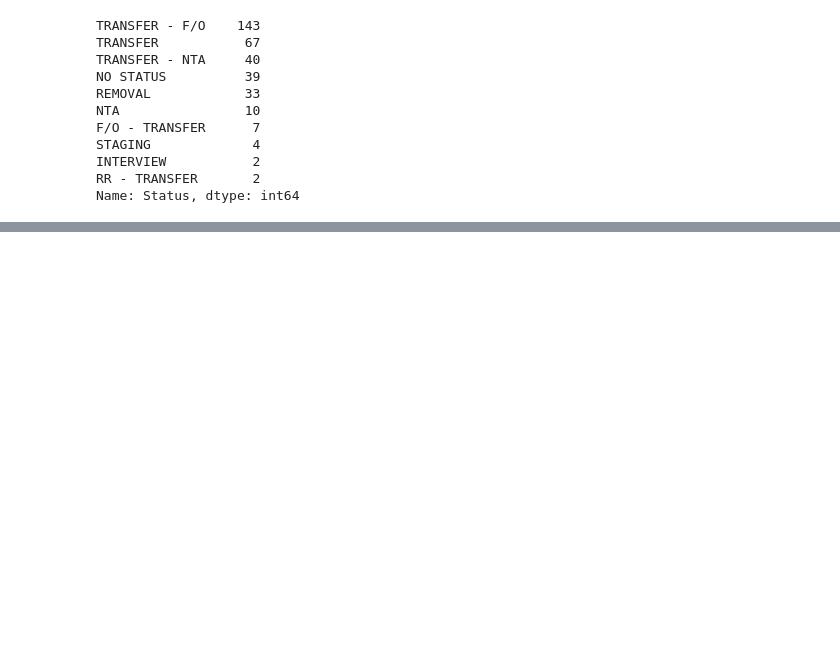
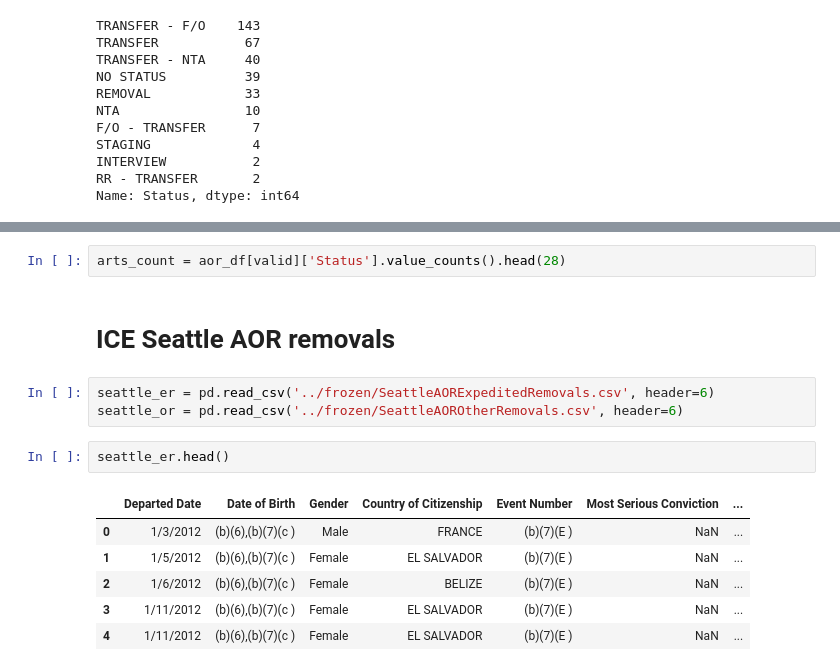
Before and after one commit to UWCHR/ice-air, a Jupyter notebook: analyze/note/status.ipynb, the cells around one changed output, grey strips where cells are left out. Drawn from its saved outputs; the diff is of its cells as text; blank space fills up the shorter version.

```diff
--- a/analyze/note/status.ipynb
+++ b/analyze/note/status.ipynb
@@ -306,0 +501,16 @@ Name: Status, dtype: int64
+# %%
+arts_count = aor_df[valid]['Status'].value_counts().head(28)
+# %% [markdown]
+# ICE Seattle AOR removals
+# %%
+seattle_er = pd.read_csv('../frozen/SeattleAORExpeditedRemovals.csv', header=6)
+seattle_or = pd.read_csv('../frozen/SeattleAOROtherRemovals.csv', header=6)
+# %%
+seattle_er.head()
+# %% [output]
+|  | Departed Date | Date of Birth | Gender | Country of Citizenship | Event Number | Most Serious Conviction | ... |
+| 0 | 1/3/2012 | (b)(6),(b)(7)(c ) | Male | FRANCE | (b)(7)(E ) | NaN | ... |
+| 1 | 1/5/2012 | (b)(6),(b)(7)(c ) | Female | EL SALVADOR | (b)(7)(E ) | NaN | ... |
+| 2 | 1/6/2012 | (b)(6),(b)(7)(c ) | Female | BELIZE | (b)(7)(E ) | NaN | ... |
+| 3 | 1/11/2012 | (b)(6),(b)(7)(c ) | Female | EL SALVADOR | (b)(7)(E ) | NaN | ... |
+| 4 | 1/11/2012 | (b)(6),(b)(7)(c ) | Female | EL SALVADOR | (b)(7)(E ) | NaN | ... |
```
Also changed, not shown: parts of 27 cells of this notebook, 5 other files.
